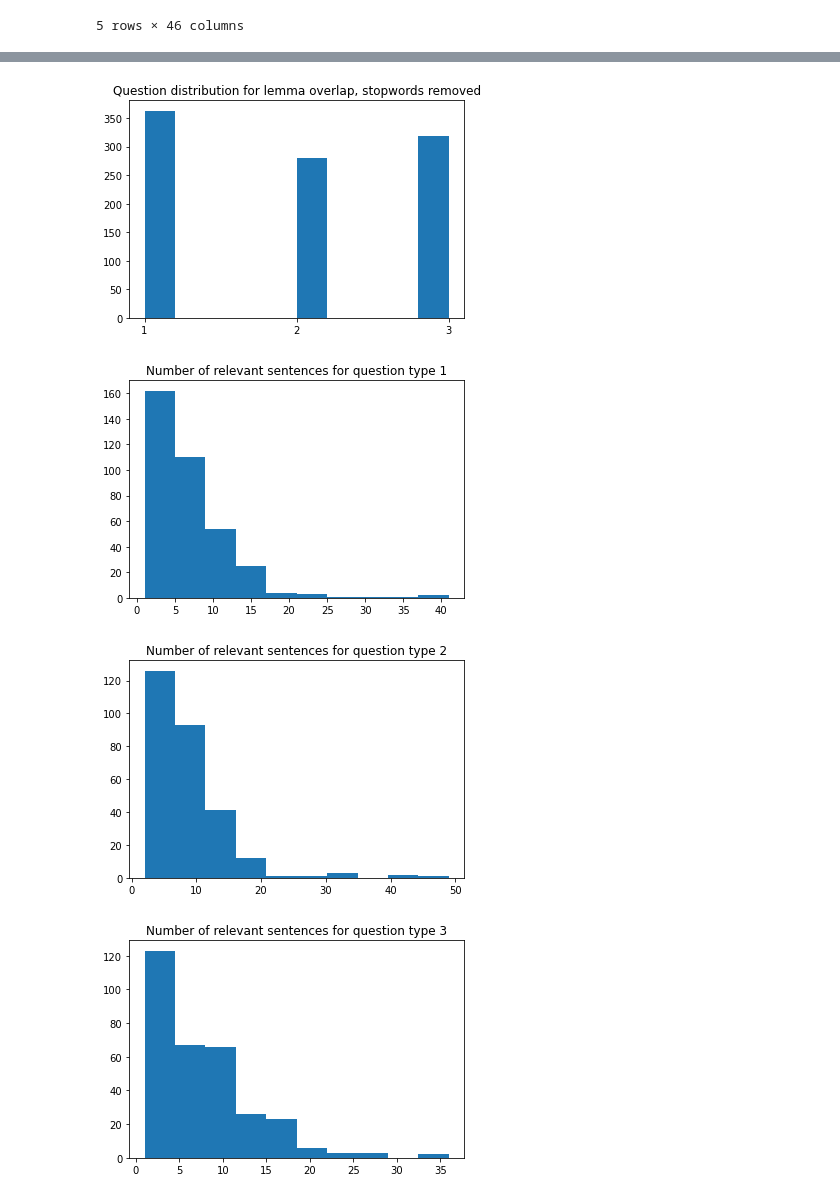
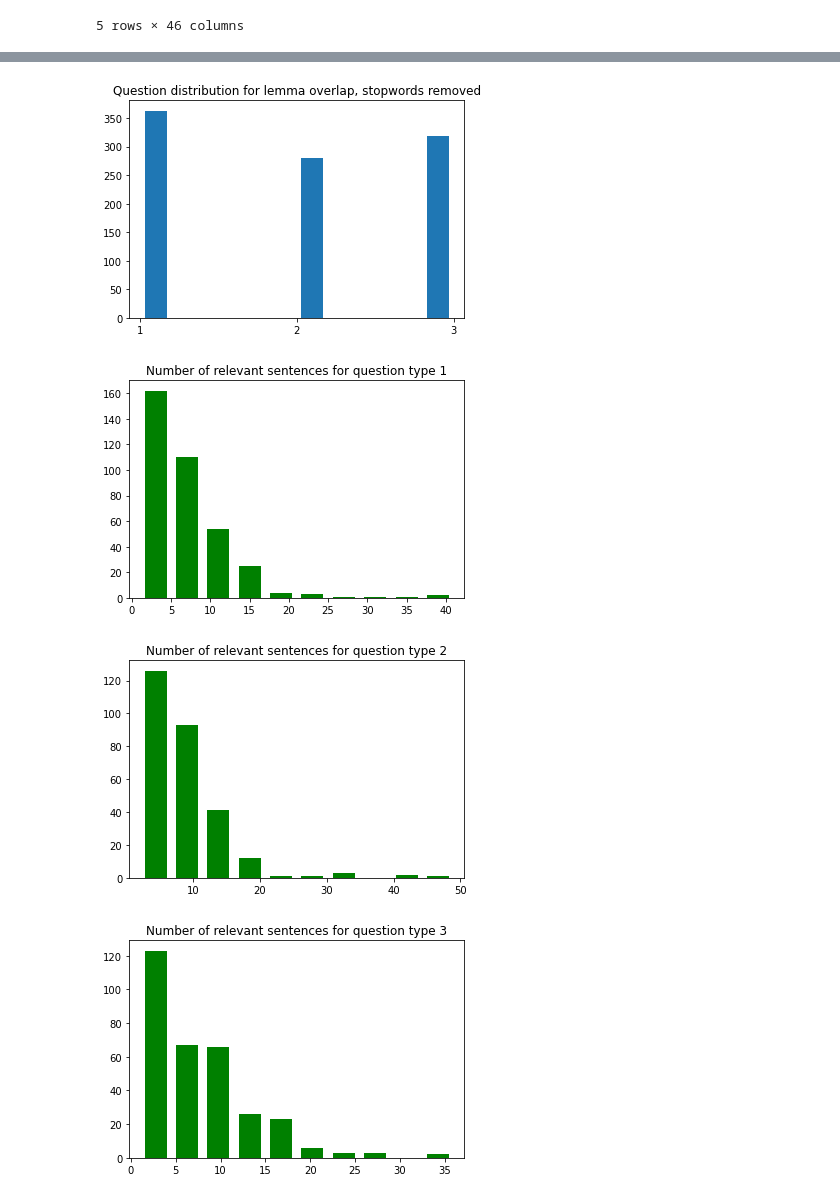
Before and after one commit to filippak/rc-answer-generation, a Jupyter notebook: data-analysis/relevant_sentences.ipynb, the cells around one changed output, grey strips where cells are left out. Saved outputs shown, nothing was run; the diff lists cells and outputs as text; code cells hidden in the pictures.

```diff
--- a/data-analysis/relevant_sentences.ipynb
+++ b/data-analysis/relevant_sentences.ipynb
@@ -131,12 +131,12 @@ def collect_relevant_sentences(df, df_dp, remove_stopwords=True, use_lemmas=Fals
 def plot_question_type_stats(values, title):
     values.sort()
     values_str = [str(val) for val in values]
-    plt.hist(values_str)
+    plt.hist(values_str, rwidth=0.7)
     plt.title(title)
     plt.show()
 
-def plot_question_type_stats_num(values, title):
-    plt.hist(values)
+def plot_question_type_stats_num(values, title, bins=10):
+    plt.hist(values, rwidth=0.7, color='g', bins=bins)
     plt.title(title)
     plt.show()
 # %%
@@ -158,21 +171,25 @@ plot_question_type_stats(df_word['overlap_class'].values, 'Question distribution
 # %%
 # lemma overlap with stopwords removed
 all_relevant_sentences_lemma_stop, all_relevant_sentence_idxs = collect_relevant_sentences(df_train, df_dp_overlap_train, True, True)
 df_lemma_stop = pd.DataFrame(all_relevant_sentences_lemma_stop)
+# have to make copy!! otherwise it sorts the col in place in the df..
+df_lemma_stop_copy = df_lemma_stop.copy()
+overlap_values = df_lemma_stop_copy['overlap_class'].values
 
 df_lemma_stop_class_1 = df_lemma_stop.loc[df_lemma_stop['overlap_class'] == 1]
 df_lemma_stop_class_2 = df_lemma_stop.loc[df_lemma_stop['overlap_class'] == 2]
 df_lemma_stop_class_3 = df_lemma_stop.loc[df_lemma_stop['overlap_class'] == 3]
 # df_missing = df_lemma_stop.loc[df_lemma_stop['missing_words_context'] == 0]
 
-plot_question_type_stats(df_lemma_stop['overlap_class'].values, 'Question distribution for lemma overlap, stopwords removed')
+plot_question_type_stats(overlap_values, 'Question distribution for lemma overlap, stopwords removed')
 
 # plot the number of relevant sentences for each of the question types
 plot_question_type_stats_num(df_lemma_stop_class_1['num_overlap_sentences'].values, 'Number of relevant sentences for question type 1')
 plot_question_type_stats_num(df_lemma_stop_class_2['num_overlap_sentences'].values, 'Number of relevant sentences for question type 2')
 plot_question_type_stats_num(df_lemma_stop_class_3['num_overlap_sentences'].values, 'Number of relevant sentences for question type 3')
+df_lemma_stop.head()
 # %% [output]
-[figure, old version]
+[figure, new version]
-[figure, old version]
+[figure, new version]
-[figure, old version]
+[figure, new version]
-[figure, old version]
+[figure, new version]
```
Also changed, not shown: parts of 10 cells of this notebook, 4 other files.
